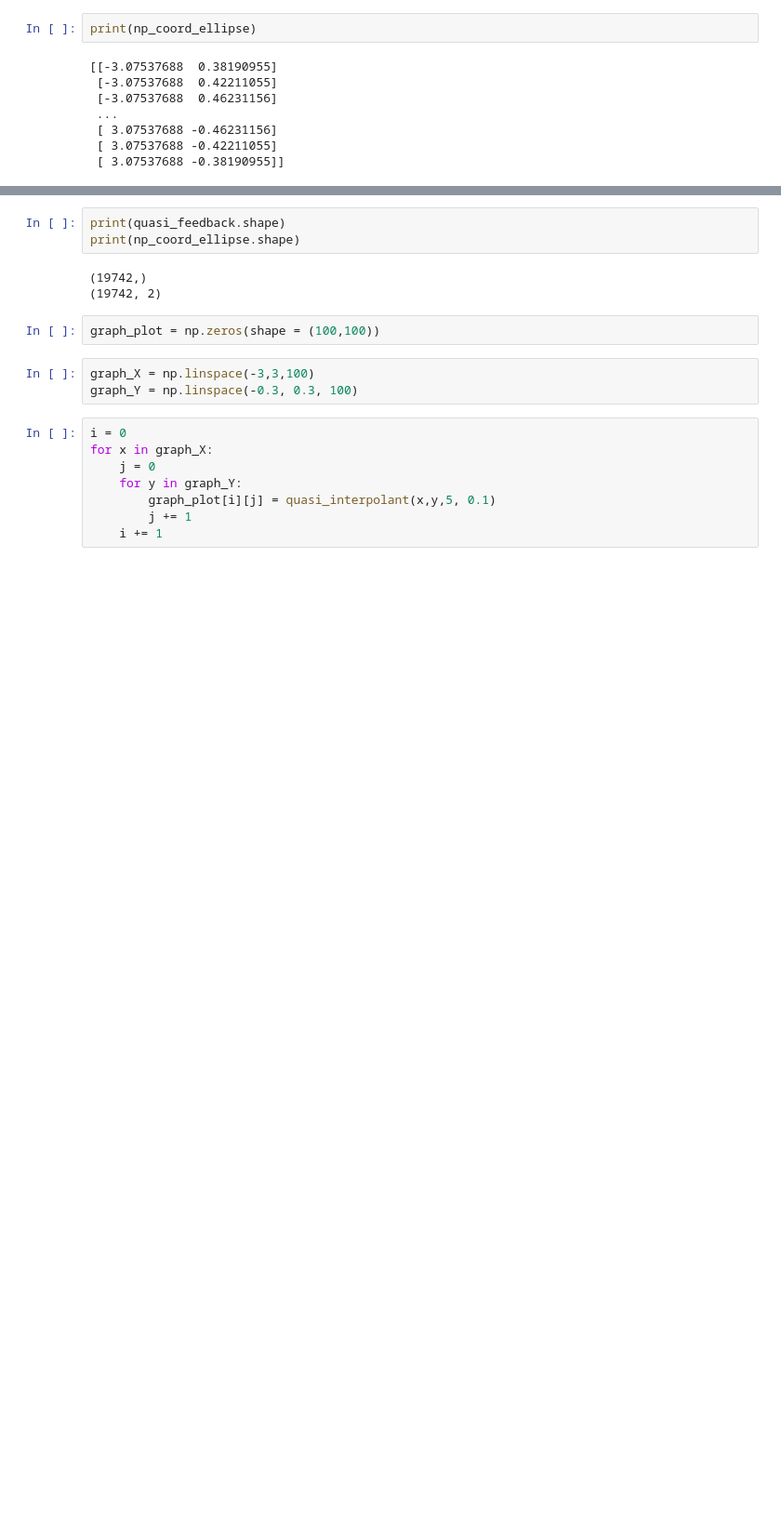
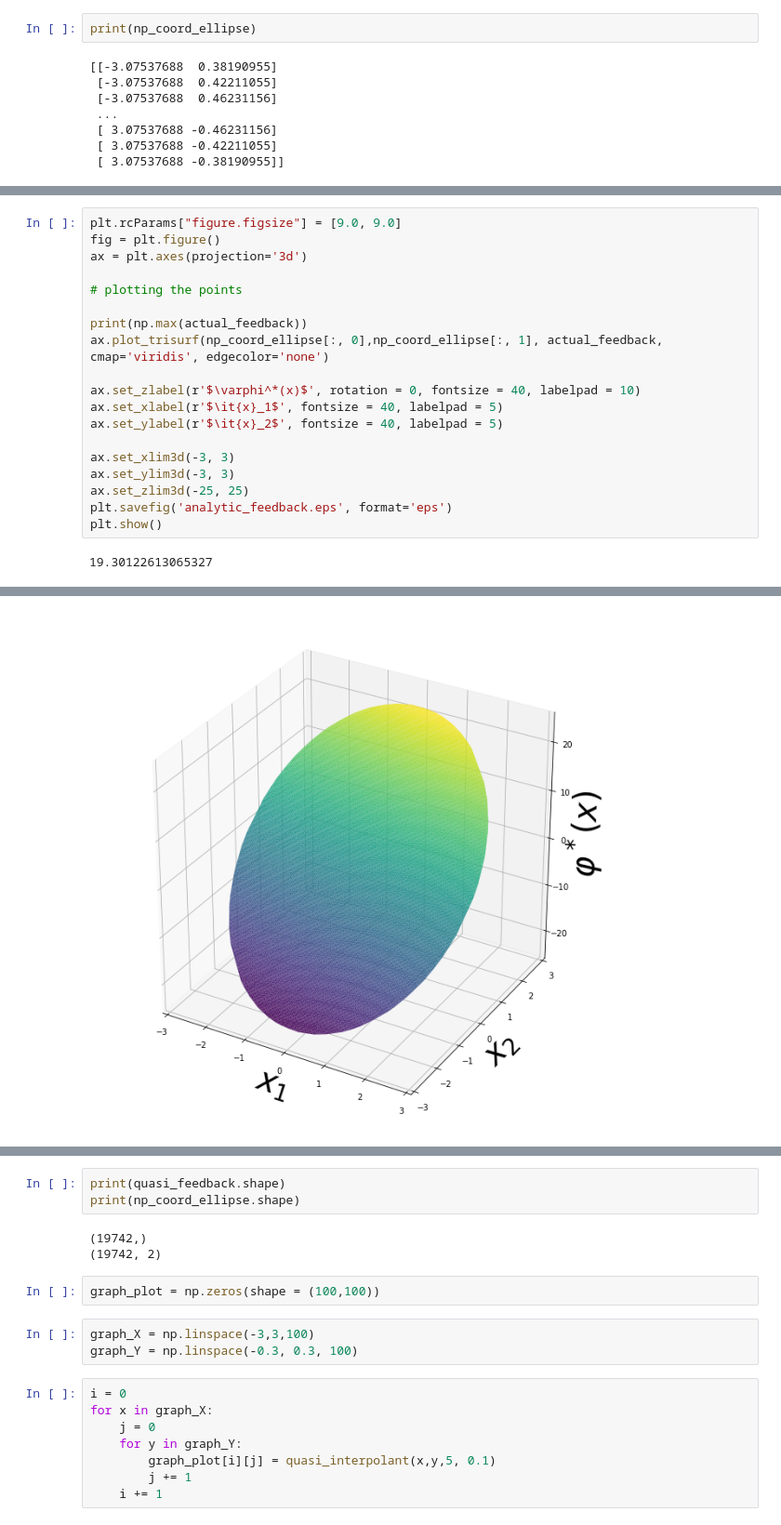
Before and after one commit to mdoshi2612/Optimal-Control, a Jupyter notebook: Numerical Experiment/Quasi_Interpolation_colab.ipynb, the cells around one changed output, grey strips where cells are left out. Shown at 93% size. Cells and saved outputs as stored; diff of their text form; blank space fills up the shorter version.

```diff
--- a/Numerical Experiment/Quasi_Interpolation_colab.ipynb
+++ b/Numerical Experiment/Quasi_Interpolation_colab.ipynb
@@ -219,0 +227,21 @@ The PostScript backend does not support transparency; partially transparent arti
+# %%
+plt.rcParams["figure.figsize"] = [9.0, 9.0]
+fig = plt.figure()
+ax = plt.axes(projection='3d')
+
+# plotting the points
+
+print(np.max(actual_feedback))
+ax.plot_trisurf(np_coord_ellipse[:, 0],np_coord_ellipse[:, 1], actual_feedback, cmap='viridis', edgecolor='none')
+
+ax.set_zlabel(r'$\varphi^*(x)$', rotation = 0, fontsize = 40, labelpad = 10)
+ax.set_xlabel(r'$\it{x}_1$', fontsize = 40, labelpad = 5)
+ax.set_ylabel(r'$\it{x}_2$', fontsize = 40, labelpad = 5)
+
+ax.set_xlim3d(-3, 3)
+ax.set_ylim3d(-3, 3)
+ax.set_zlim3d(-25, 25)
+plt.savefig('analytic_feedback.eps', format='eps')
+plt.show()
+# %% [output]
+19.30122613065327
@@ -219,0 +254 @@ The PostScript backend does not support transparency; partially transparent arti
+[figure, added]
```
Also changed, not shown: parts of 10 cells of this notebook, 13 other files.
